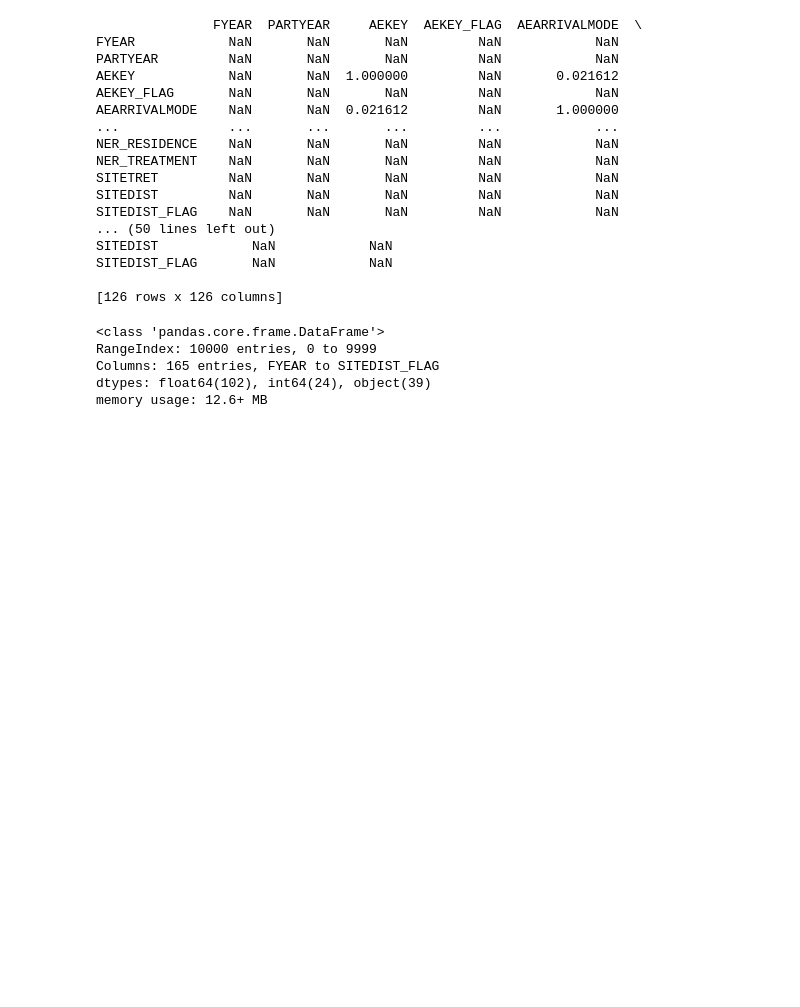
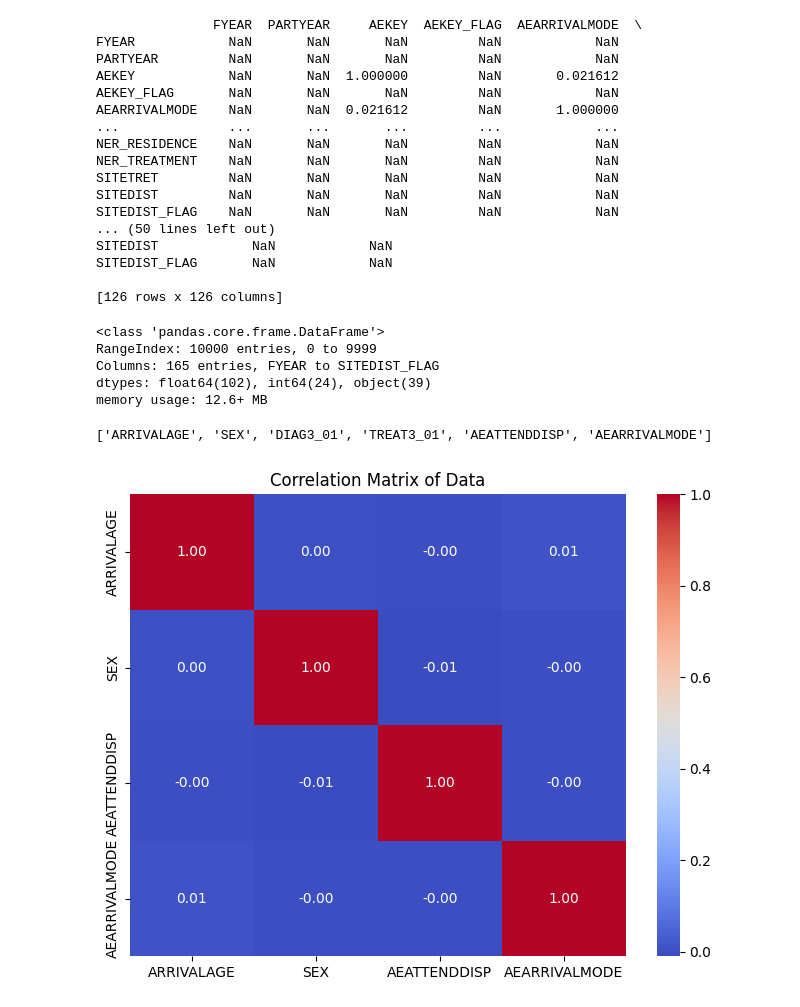
Before and after one commit to AshAninze/synthetic-data-rough-note, a Jupyter notebook: scripts/testdata.ipynb, the cells around one changed output. Saved outputs shown, nothing was run; the diff lists cells and outputs as text; code cells hidden in the pictures; blank space fills up the shorter version.

Commit message:
Split the data and did some eda

```diff
--- a/scripts/testdata.ipynb
+++ b/scripts/testdata.ipynb
@@ -61,3 +57,22 @@ RangeIndex: 10000 entries, 0 to 9999
 Columns: 165 entries, FYEAR to SITEDIST_FLAG
 dtypes: float64(102), int64(24), object(39)
 memory usage: 12.6+ MB
+# %%
+# Printing columns that are needed for analysis
+
+rel_data = data[['ARRIVALAGE', 'SEX', 'DIAG3_01', 'TREAT3_01','AEATTENDDISP', 'AEARRIVALMODE' ]]
+
+rel_data.head()
+
+print(rel_data.columns.tolist())
+# %% [output]
+['ARRIVALAGE', 'SEX', 'DIAG3_01', 'TREAT3_01', 'AEATTENDDISP', 'AEARRIVALMODE']
+# %%
+correlation_matrix = rel_data.corr(numeric_only=True)
+
+plt.figure(figsize=(8, 6))
+sns.heatmap(correlation_matrix, annot=True, cmap='coolwarm', fmt=".2f")
+plt.title('Correlation Matrix of Data')
+plt.show()
+# %% [output]
+[figure, added]
```
Also changed, not shown: parts of 3 cells of this notebook.
